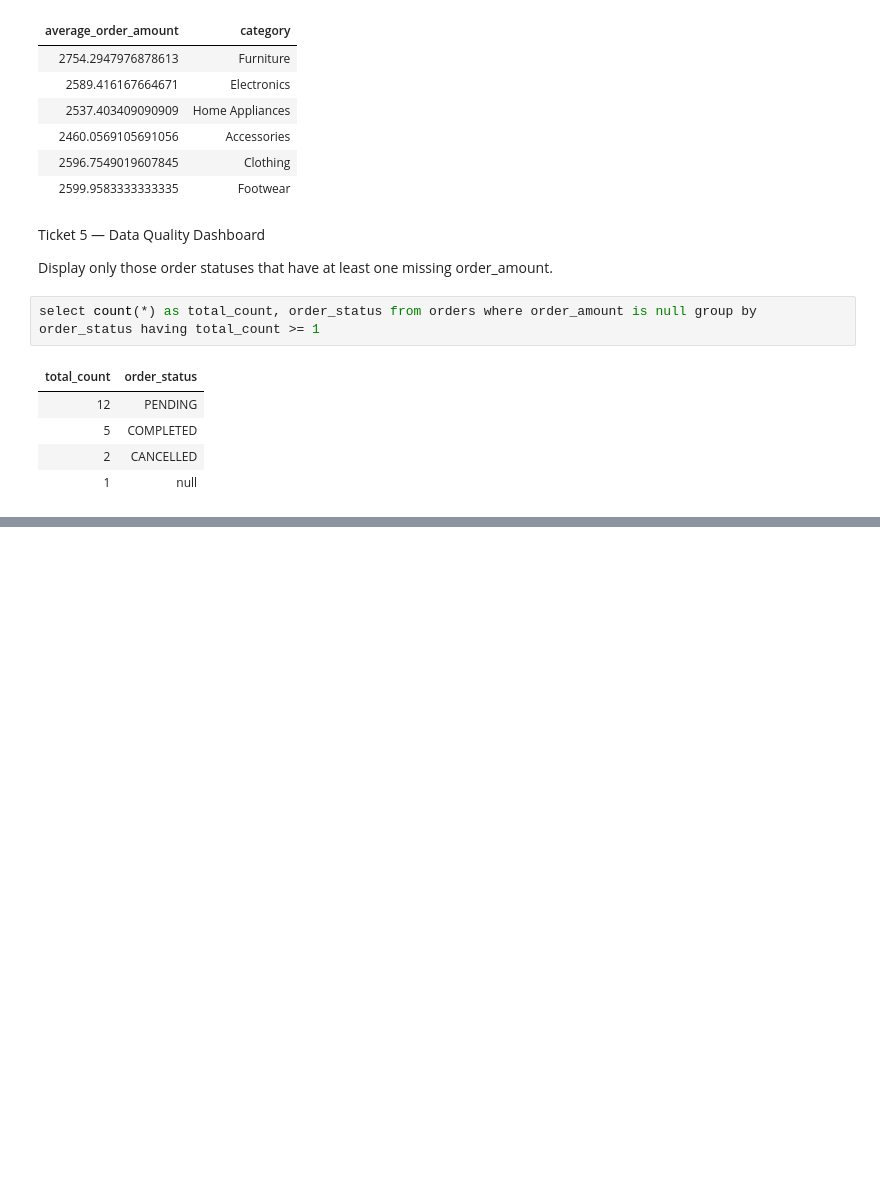
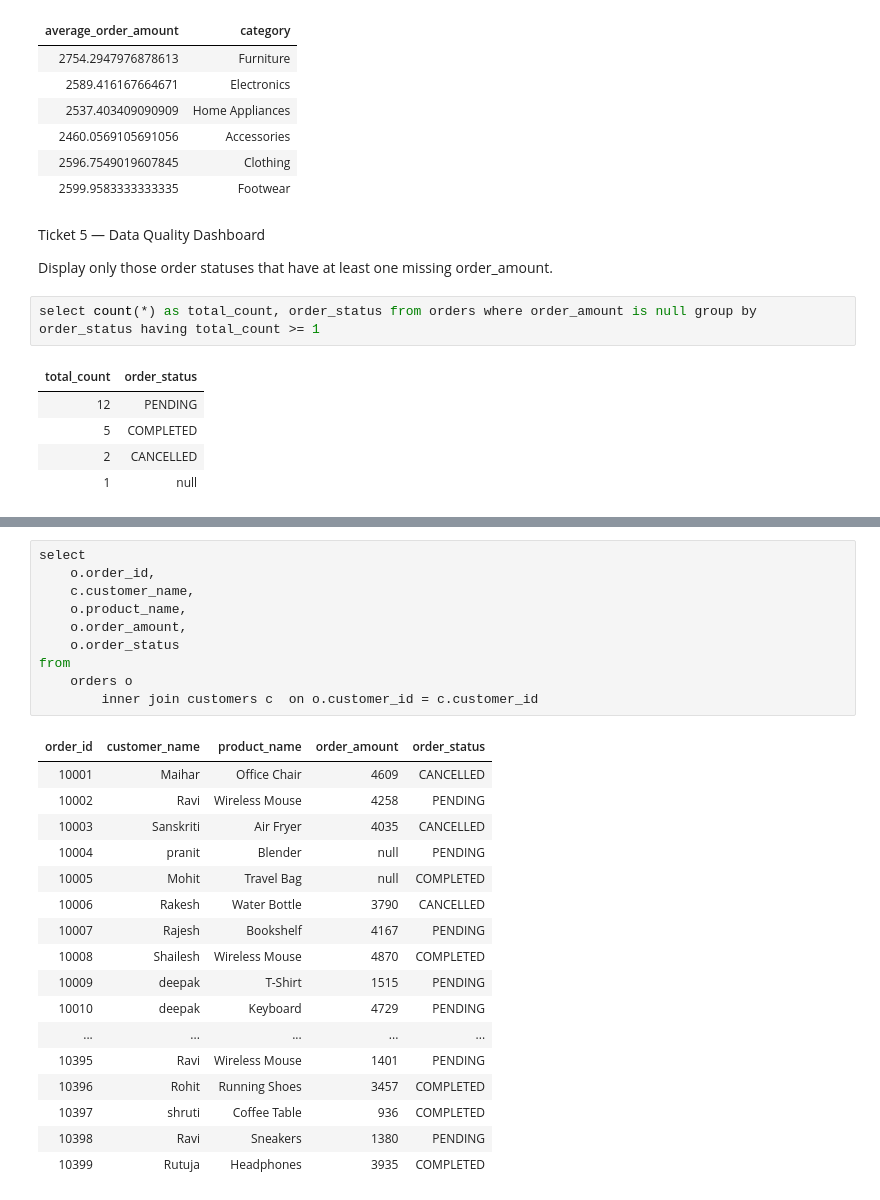
Before and after one commit to Deepak199954/retail-data-engineering-project, a Jupyter notebook: notebooks/sql/SQL _Fundamentals_Notebook.ipynb, the cells around one changed output, grey strips where cells are left out. Saved outputs shown, nothing was run; the diff lists cells and outputs as text; blank space fills up the shorter version.

```diff
--- a/notebooks/sql/SQL _Fundamentals_Notebook.ipynb
+++ b/notebooks/sql/SQL _Fundamentals_Notebook.ipynb
@@ -683,0 +930,28 @@ select count(*) as total_count, order_status from orders where order_amount is n
+# %%
+select
+    o.order_id,
+    c.customer_name,
+    o.product_name,
+    o.order_amount,
+    o.order_status
+from
+    orders o
+        inner join customers c  on o.customer_id = c.customer_id
+# %% [output]
+| order_id | customer_name | product_name | order_amount | order_status |
+| 10001 | Maihar | Office Chair | 4609 | CANCELLED |
+| 10002 | Ravi | Wireless Mouse | 4258 | PENDING |
+| 10003 | Sanskriti | Air Fryer | 4035 | CANCELLED |
+| 10004 | pranit | Blender | null | PENDING |
+| 10005 | Mohit | Travel Bag | null | COMPLETED |
+| 10006 | Rakesh | Water Bottle | 3790 | CANCELLED |
+| 10007 | Rajesh | Bookshelf | 4167 | PENDING |
+| 10008 | Shailesh | Wireless Mouse | 4870 | COMPLETED |
+| 10009 | deepak | T-Shirt | 1515 | PENDING |
+| 10010 | deepak | Keyboard | 4729 | PENDING |
+| ... | ... | ... | ... | ... |
+| 10395 | Ravi | Wireless Mouse | 1401 | PENDING |
+| 10396 | Rohit | Running Shoes | 3457 | COMPLETED |
+| 10397 | shruti | Coffee Table | 936 | COMPLETED |
+| 10398 | Ravi | Sneakers | 1380 | PENDING |
+| 10399 | Rutuja | Headphones | 3935 | COMPLETED |
```
Also changed, not shown: parts of 23 cells of this notebook.
